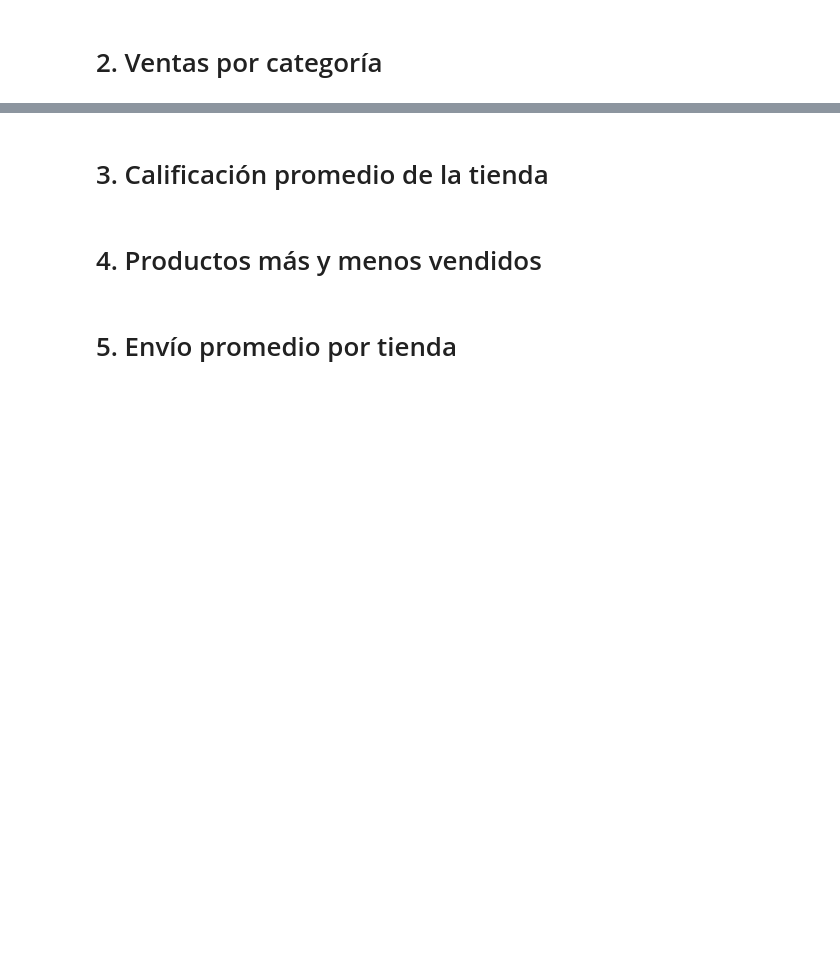
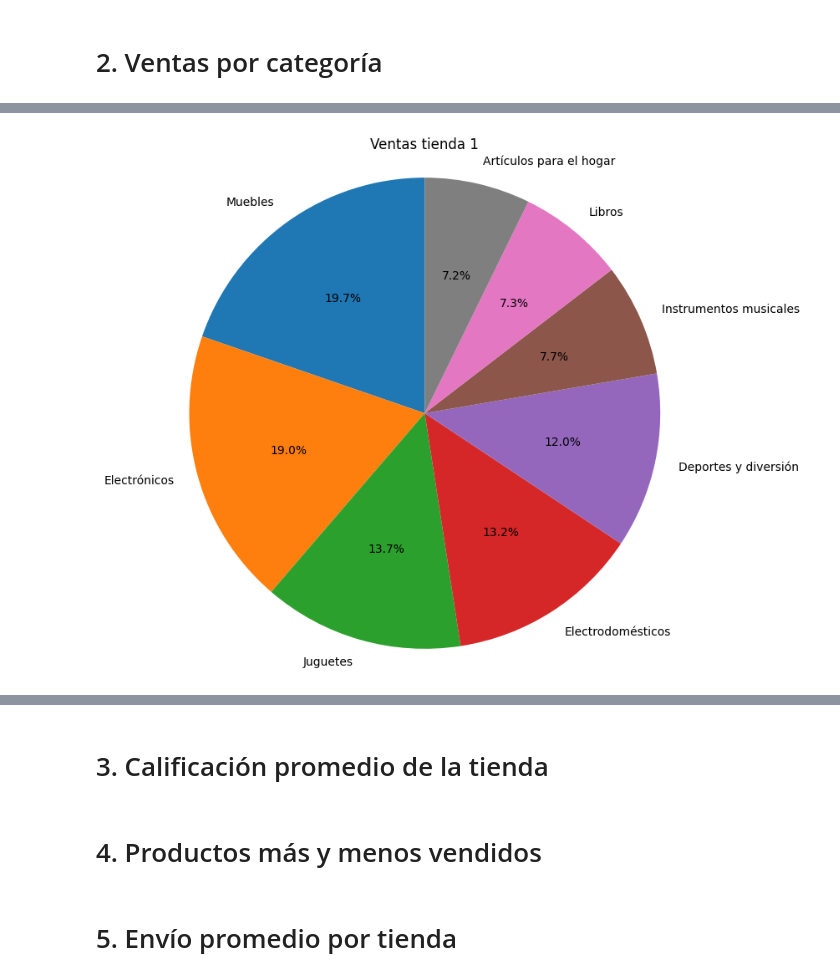
Before and after one commit to Yovan05/alura-store-latam, a Jupyter notebook: AluraStoreLatam.ipynb, the cells around one changed output, grey strips where cells are left out. Saved outputs shown, nothing was run; the diff lists cells and outputs as text; code cells hidden in the pictures; blank space fills up the shorter version.

```diff
--- a/AluraStoreLatam.ipynb
+++ b/AluraStoreLatam.ipynb
@@ -76,2 +90,6 @@ plt.show
 # %% [markdown]
 # 2. Ventas por categoría
+# %%
+cantidad_ventas_categoria_tienda1 = tienda.groupby('Categoría del Producto').size().reset_index(name='Cantidad Vendida')
+cantidad_ventas_categoria_tienda1 = cantidad_ventas_categoria_tienda1.sort_values(by='Cantidad Vendida', ascending=False)
+cantidad_ventas_categoria_tienda1
@@ -77,0 +106,12 @@ plt.show
+# %%
+plt.figure(figsize=(8, 8))
+plt.pie(cantidad_ventas_categoria_tienda1['Cantidad Vendida'],
+        labels=cantidad_ventas_categoria_tienda1['Categoría del Producto'],
+        autopct='%1.1f%%',
+        startangle=90)
+
+plt.title('Ventas tienda 1')
+plt.axis('equal')
+plt.show()
+# %% [output]
+[figure, added]
```
Also changed, not shown: parts of 24 cells of this notebook.
